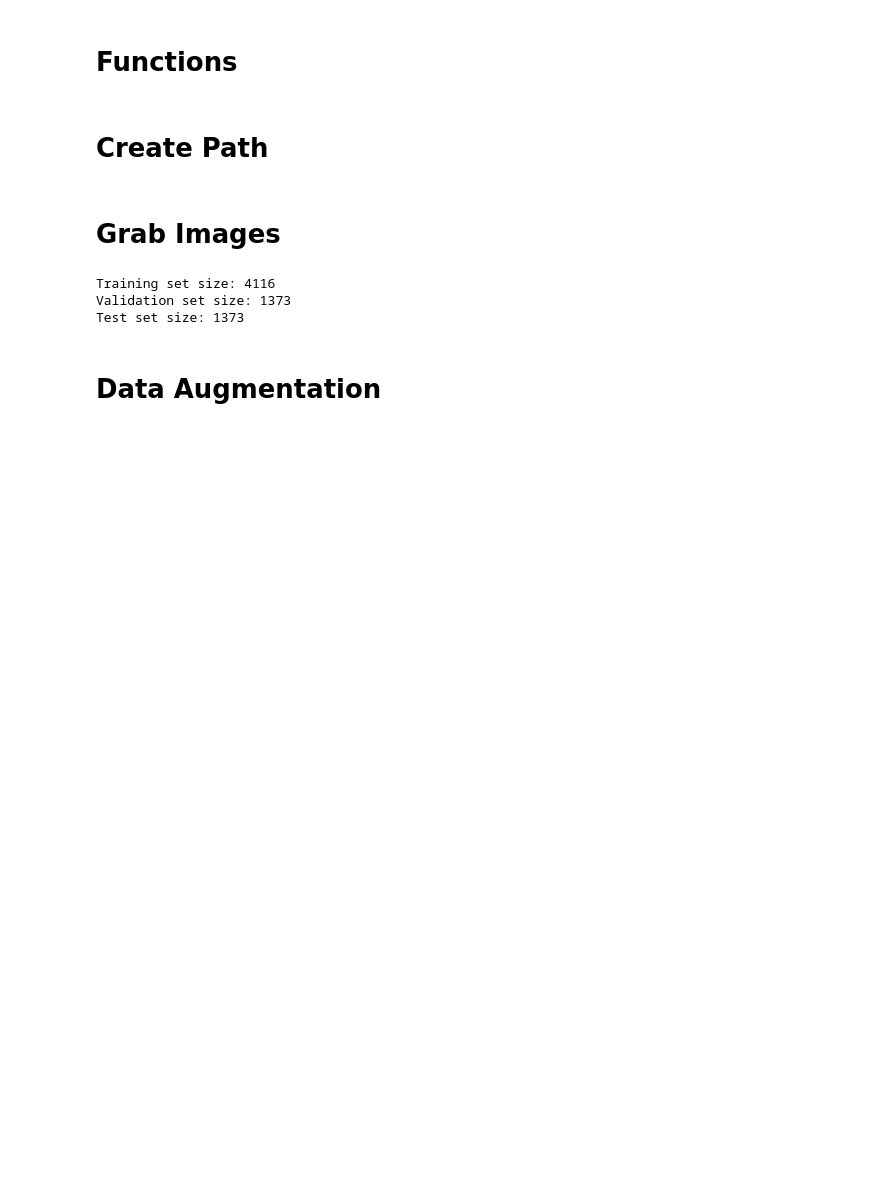
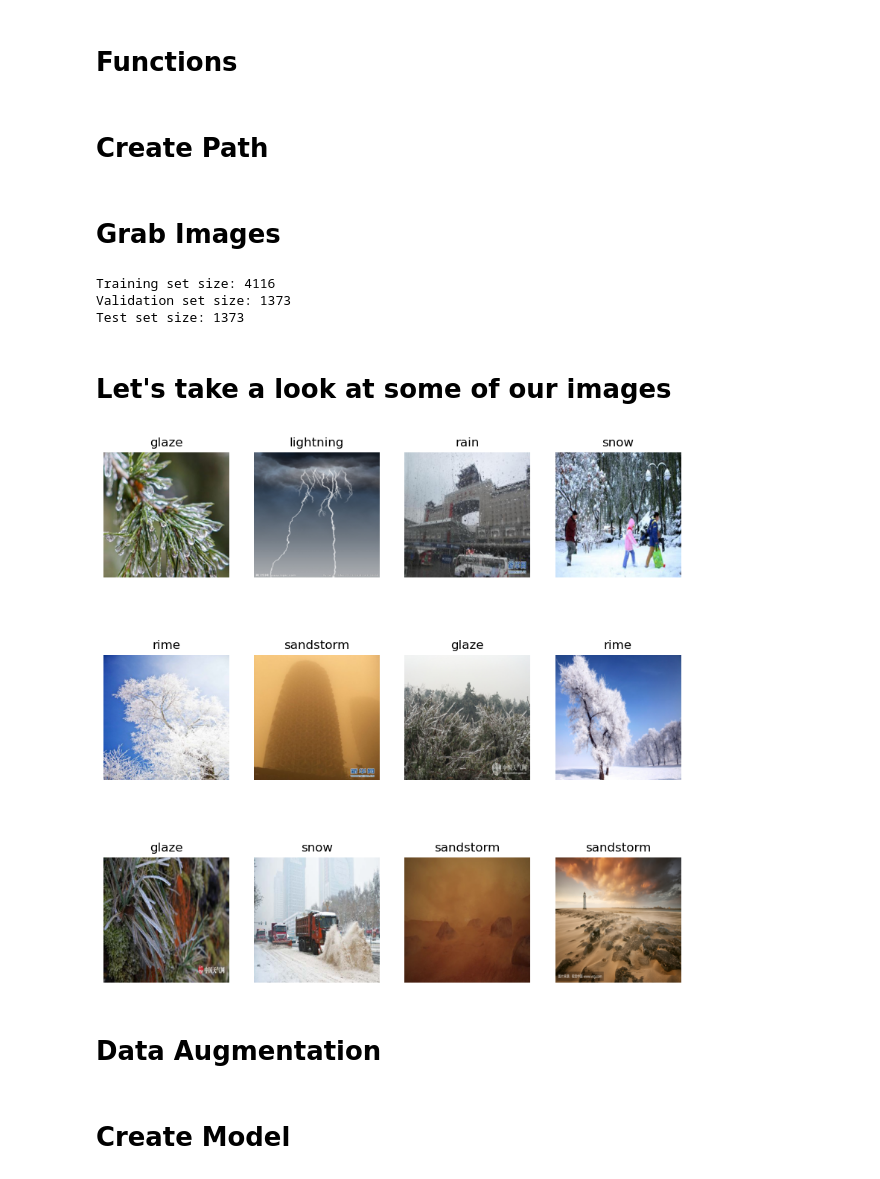
Before and after one commit to MaukanMir/Weather-Image-Classification-Part-Two, a Jupyter notebook: training.ipynb, the cells around one changed output. Saved outputs shown, nothing was run; the diff lists cells and outputs as text; code cells hidden in the pictures; blank space fills up the shorter version.

Commit message:
added new models

```diff
--- a/training.ipynb
+++ b/training.ipynb
@@ -77,6 +78,16 @@ def create_model(n_classes):
   model.summary()
 
   return model
+
+def plot_images_with_labels(images, labels, label_encoder, num_images=12, img_size=(224,224)):
+  plt.figure(figsize=(10,10))
+  for i in range(num_images):
+    plt.subplot(3,4,i+1)
+    img = images[i].reshape(img_size[0], img_size[1], 3)
+    plt.imshow(img)
+    plt.title(label_encoder.inverse_transform([labels[i]])[0])
+    plt.axis("off")
+  plt.show()
 # %% [markdown]
 # Create Path
 # %%
@@ -100,6 +111,12 @@ print(f'Test set size: {X_test.shape[0]}')
 Training set size: 4116
 Validation set size: 1373
 Test set size: 1373
+# %% [markdown]
+# Let's take a look at some of our images
+# %%
+plot_images_with_labels(X_train, y_train, label_encoder)
+# %% [output]
+[figure, added]
 # %% [markdown]
 # Data Augmentation
 # %%
@@ -132,3 +149,5 @@ test_generator = test_datagen.flow(
   X_test, y_test,
   batch_size=BATCH_SIZE
 )
+# %% [markdown]
+# Create Model
```
Also changed, not shown: parts of 2 cells of this notebook.
